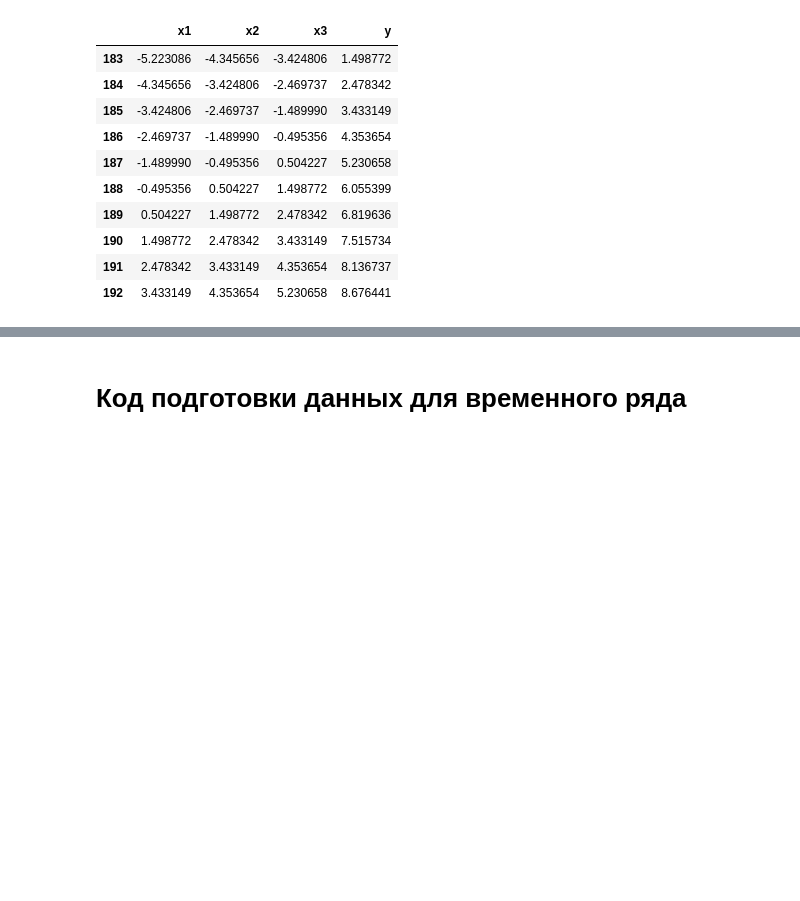
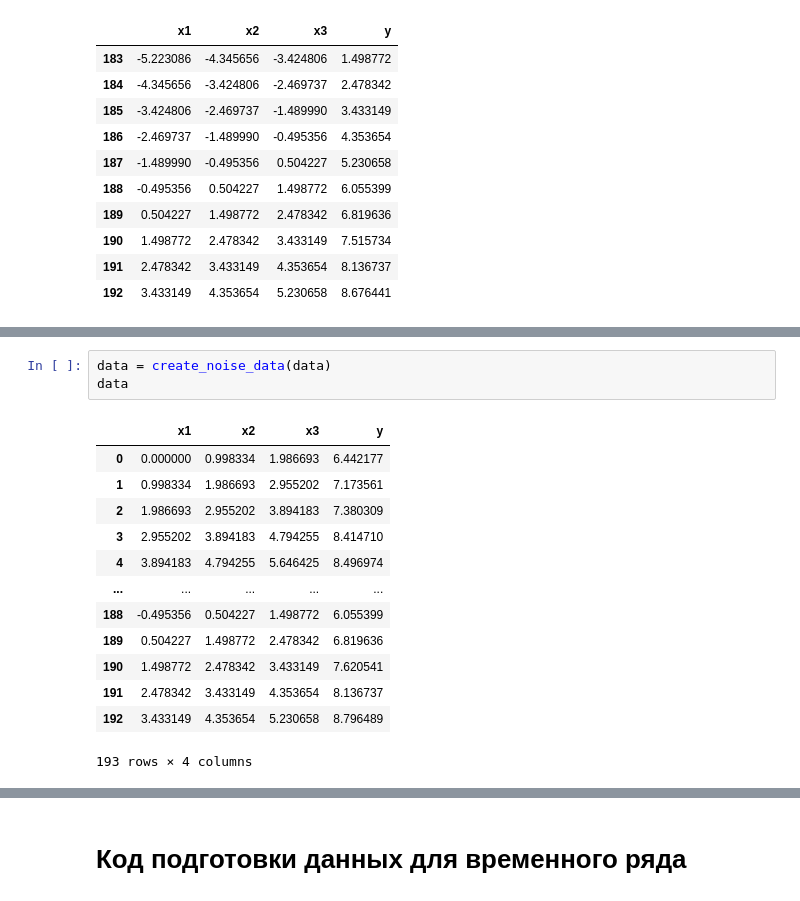
Before and after one commit to Kadigadi/ML, a Jupyter notebook: AI_Lab2.ipynb, the cells around one changed output, grey strips where cells are left out. Drawn from its saved outputs; the diff is of its cells as text; blank space fills up the shorter version.

```diff
--- a/AI_Lab2.ipynb
+++ b/AI_Lab2.ipynb
@@ -94,3 +109,20 @@ data.tail(10)
+# %%
+data = create_noise_data(data)
+data
+# %% [output]
+|  | x1 | x2 | x3 | y |
+| 0 | 0.000000 | 0.998334 | 1.986693 | 6.442177 |
+| 1 | 0.998334 | 1.986693 | 2.955202 | 7.173561 |
+| 2 | 1.986693 | 2.955202 | 3.894183 | 7.380309 |
+| 3 | 2.955202 | 3.894183 | 4.794255 | 8.414710 |
+| 4 | 3.894183 | 4.794255 | 5.646425 | 8.496974 |
+| ... | ... | ... | ... | ... |
+| 188 | -0.495356 | 0.504227 | 1.498772 | 6.055399 |
+| 189 | 0.504227 | 1.498772 | 2.478342 | 6.819636 |
+| 190 | 1.498772 | 2.478342 | 3.433149 | 7.620541 |
+| 191 | 2.478342 | 3.433149 | 4.353654 | 8.136737 |
+| 192 | 3.433149 | 4.353654 | 5.230658 | 8.796489 |
+193 rows × 4 columns
 # %%
 #Отображаем исходные данные от точки start и длиной step
 start = 0 #С какой точки начинаем
```
Also changed, not shown: parts of 8 cells of this notebook.
